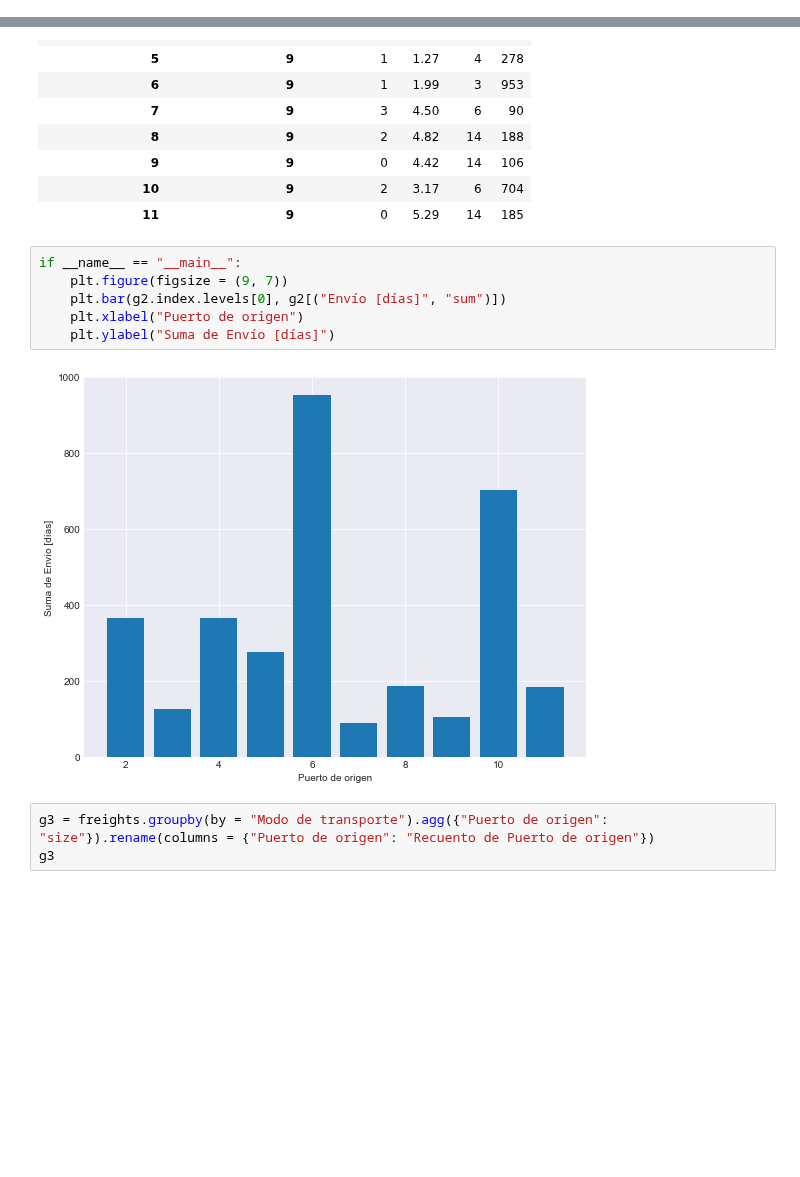
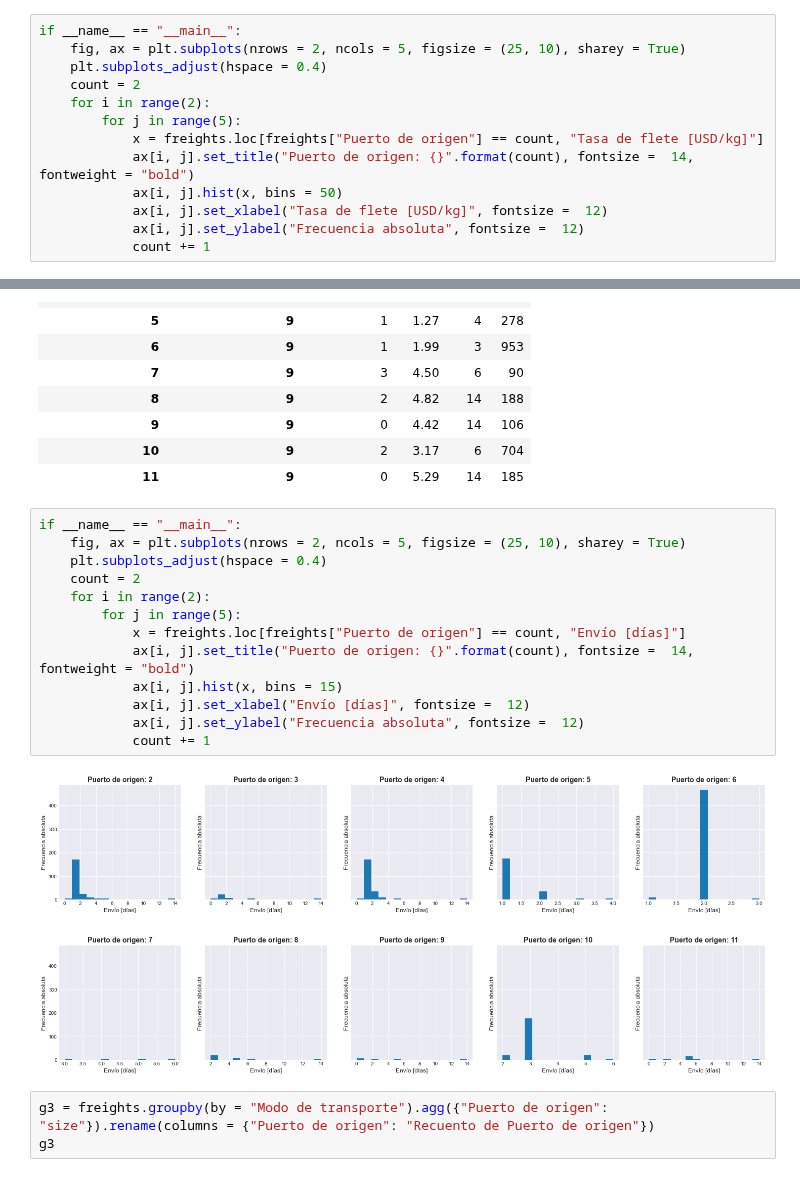
Before and after one commit to hernanrodri/Supply-Chain-Analytics, a Jupyter notebook: Analytics/Freights.ipynb, the cells around one changed output, grey strips where cells are left out. Cells and saved outputs as stored; diff of their text form; blank space fills up the shorter version.

```diff
--- a/Analytics/Freights.ipynb
+++ b/Analytics/Freights.ipynb
@@ -91,0 +83,13 @@ if __name__ == "__main__":
+# %%
+if __name__ == "__main__":
+    fig, ax = plt.subplots(nrows = 2, ncols = 5, figsize = (25, 10), sharey = True)
+    plt.subplots_adjust(hspace = 0.4)
+    count = 2
+    for i in range(2):
+        for j in range(5):
+            x = freights.loc[freights["Puerto de origen"] == count, "Tasa de flete [USD/kg]"]
+            ax[i, j].set_title("Puerto de origen: {}".format(count), fontsize =  14, fontweight = "bold")
+            ax[i, j].hist(x, bins = 50)
+            ax[i, j].set_xlabel("Tasa de flete [USD/kg]", fontsize =  12)
+            ax[i, j].set_ylabel("Frecuencia absoluta", fontsize =  12)
+            count += 1
@@ -108,12 +114,19 @@ g2.round(2)
 | 11 | 9 | 0 | 5.29 | 14 | 185 |
 # %%
 if __name__ == "__main__":
-    plt.figure(figsize = (9, 7))
-    plt.bar(g2.index.levels[0], g2[("Envío [días]", "sum")])
-    plt.xlabel("Puerto de origen")
-    plt.ylabel("Suma de Envío [días]")
+    fig, ax = plt.subplots(nrows = 2, ncols = 5, figsize = (25, 10), sharey = True)
+    plt.subplots_adjust(hspace = 0.4)
+    count = 2
+    for i in range(2):
+        for j in range(5):
+            x = freights.loc[freights["Puerto de origen"] == count, "Envío [días]"]
+            ax[i, j].set_title("Puerto de origen: {}".format(count), fontsize =  14, fontweight = "bold")
+            ax[i, j].hist(x, bins = 15)
+            ax[i, j].set_xlabel("Envío [días]", fontsize =  12)
+            ax[i, j].set_ylabel("Frecuencia absoluta", fontsize =  12)
+            count += 1
 # %% [output]
-[figure, old version]
+[figure, new version]
 # %%
 g3 = freights.groupby(by = "Modo de transporte").agg({"Puerto de origen": "size"}).rename(columns = {"Puerto de origen": "Recuento de Puerto de origen"})
 g3
```
Also changed, not shown: parts of 2 cells of this notebook.
